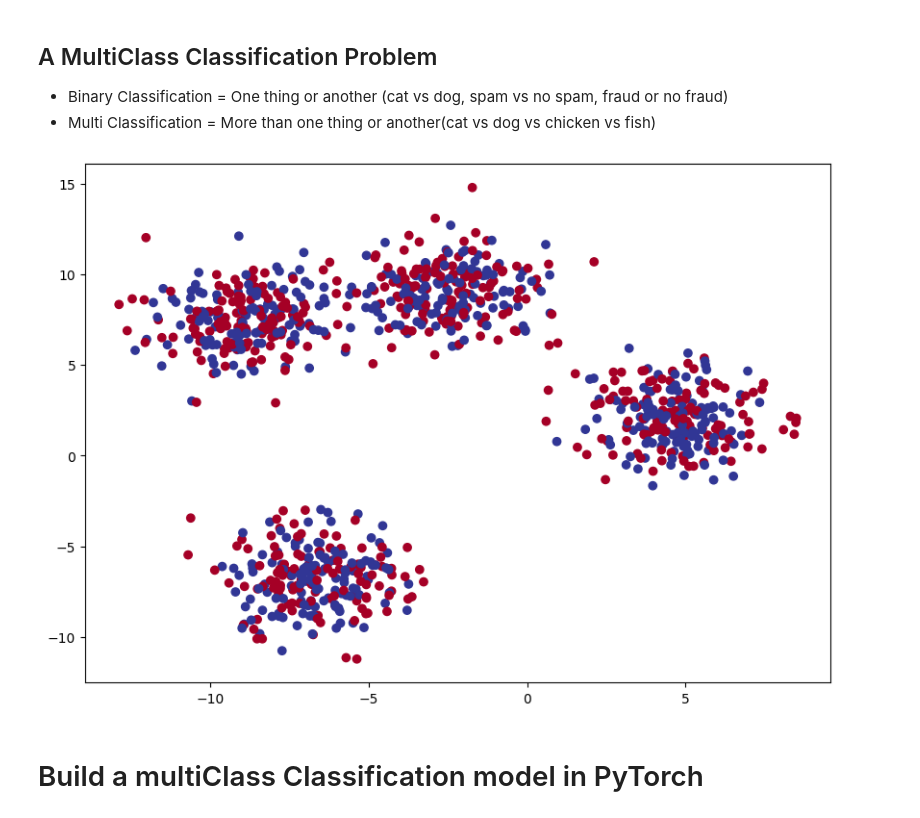
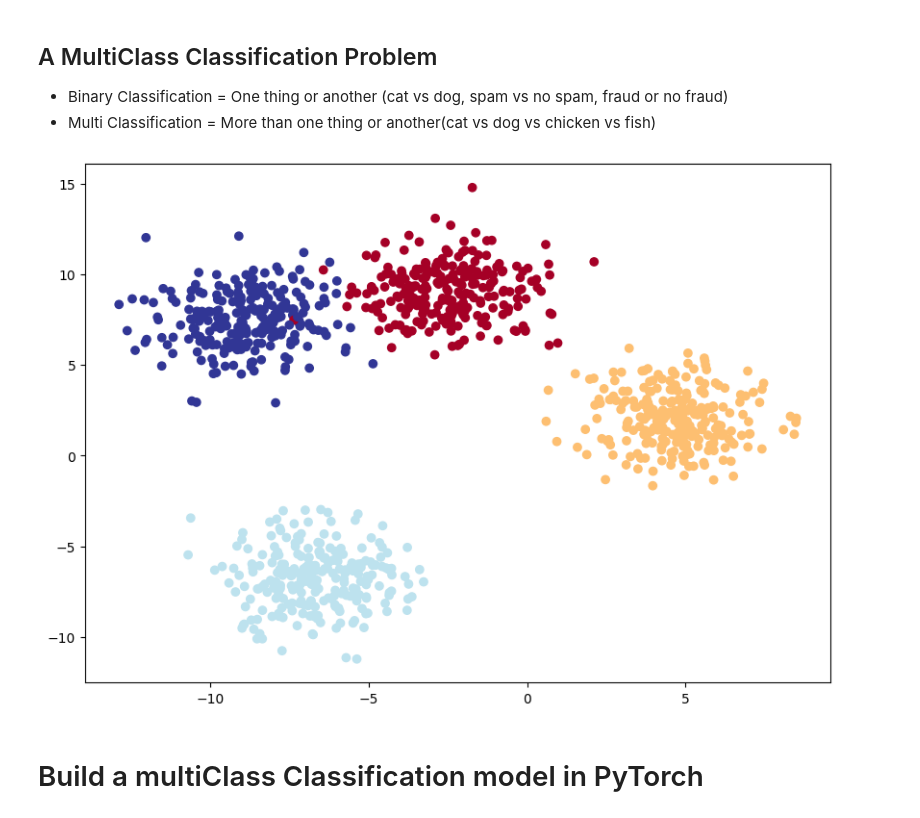
Before and after one commit to EngrIBGIT/Classification_With_PyTorch, a Jupyter notebook: Neural_Network_Classification_With_PyTorch.ipynb, the cells around one changed output. Cells and saved outputs as stored; diff of their text form; code cells hidden in the pictures.

```diff
--- a/Neural_Network_Classification_With_PyTorch.ipynb
+++ b/Neural_Network_Classification_With_PyTorch.ipynb
@@ -1150,35 +1148,35 @@ plt.plot(sigmoid(A));
 import torch
 import matplotlib.pyplot as plt
 from sklearn.datasets import make_blobs
 from sklearn.model_selection import train_test_split
 
 # Set the hyperparameters for data creation
 NUM_CLASSES = 4
 NUM_FEATURES = 2
 RANDOM_SEED = 42
 
 
 # 1. Create multiclass data
 X_blob, y_blob = make_blobs(n_samples=1000,
                       n_features=NUM_FEATURES,
                       centers=NUM_CLASSES,
                       cluster_std=1.5, # give clusters a little shakeup
                       random_state=RANDOM_SEED)
 
 #. 2 Turn data into tensors
 X_blob = torch.from_numpy(X_blob).type(torch.float)
-y_blob = y.type(torch.float)
+y_blob = torch.from_numpy(y_blob).type(torch.int64)
 
 # 3. Split into train and test
 X_blob_train, X_blob_test, y_blob_train, y_blob_test = train_test_split(X_blob,
                                                                         y_blob,
                                                                         test_size=0.2,
                                                                         random_state=RANDOM_SEED)
 # 4. PLot data(visualize)
 plt.figure(figsize=(10, 7))
 plt.scatter(X_blob[:, 0], X_blob[:, 1], c=y_blob, cmap=plt.cm.RdYlBu);
 # %% [output]
-[figure, old version]
+[figure, new version]
 # %% [markdown]
 # Build a multiClass Classification model in PyTorch
 # %%
```
Also changed, not shown: parts of 39 cells of this notebook.
